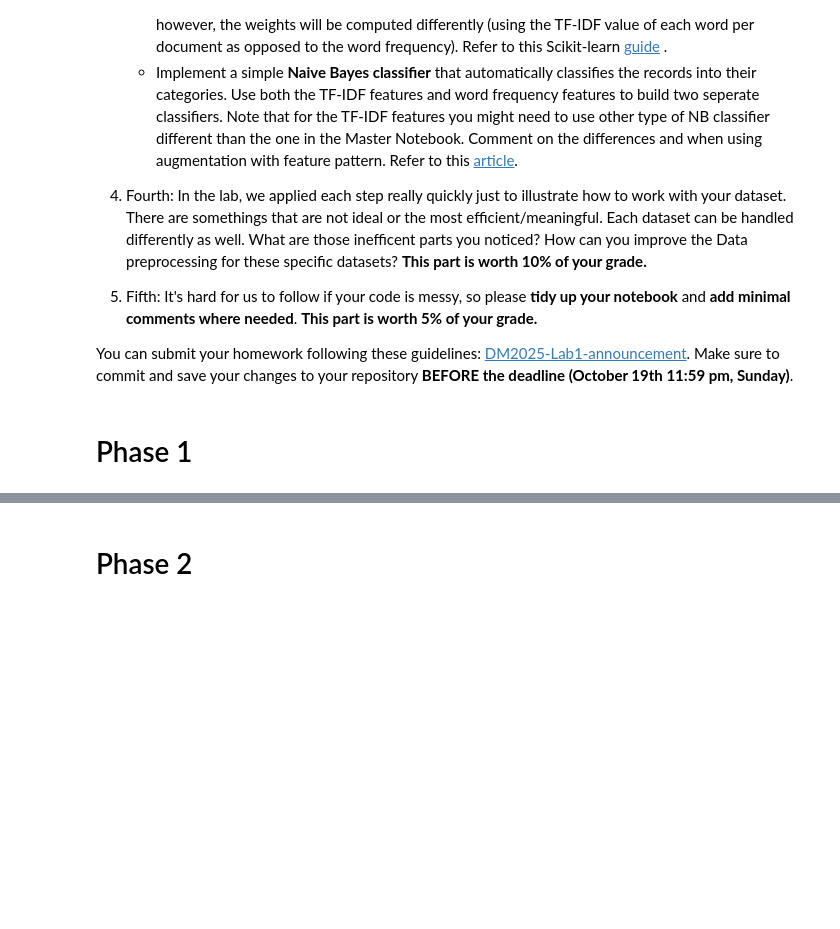
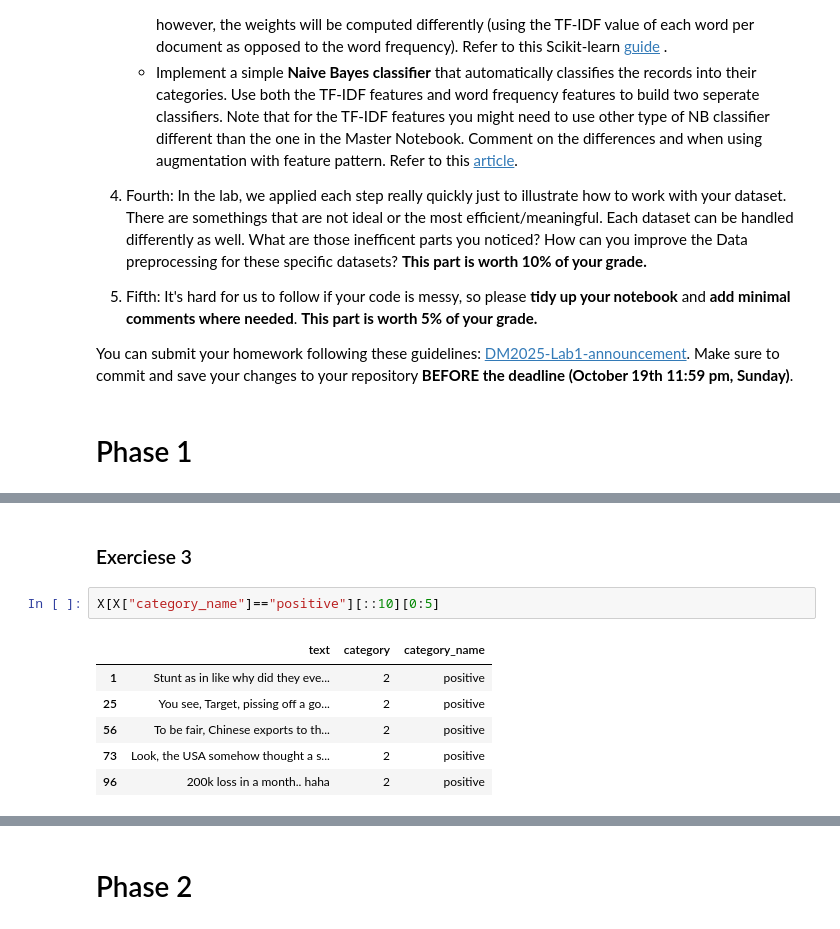
Before and after one commit to Mercy1303/DM2025-Lab1-Exercise, a Jupyter notebook: DM2025-Lab1-Homework.ipynb, the cells around one changed output, grey strips where cells are left out. Saved outputs shown, nothing was run; the diff lists cells and outputs as text; blank space fills up the shorter version.

```diff
--- a/DM2025-Lab1-Homework.ipynb
+++ b/DM2025-Lab1-Homework.ipynb
@@ -60,0 +316,11 @@ You can submit your homework following these guidelines: [DM2025-Lab1-announceme
+# %% [markdown]
+### Exerciese 3
+# %%
+X[X["category_name"]=="positive"][::10][0:5]
+# %% [output]
+|  | text | category | category_name |
+| 1 | Stunt as in like why did they eve... | 2 | positive |
+| 25 | You see, Target, pissing off a go... | 2 | positive |
+| 56 | To be fair, Chinese exports to th... | 2 | positive |
+| 73 | Look, the USA somehow thought a s... | 2 | positive |
+| 96 | 200k loss in a month.. haha | 2 | positive |
```
Also changed, not shown: parts of 66 cells of this notebook.
